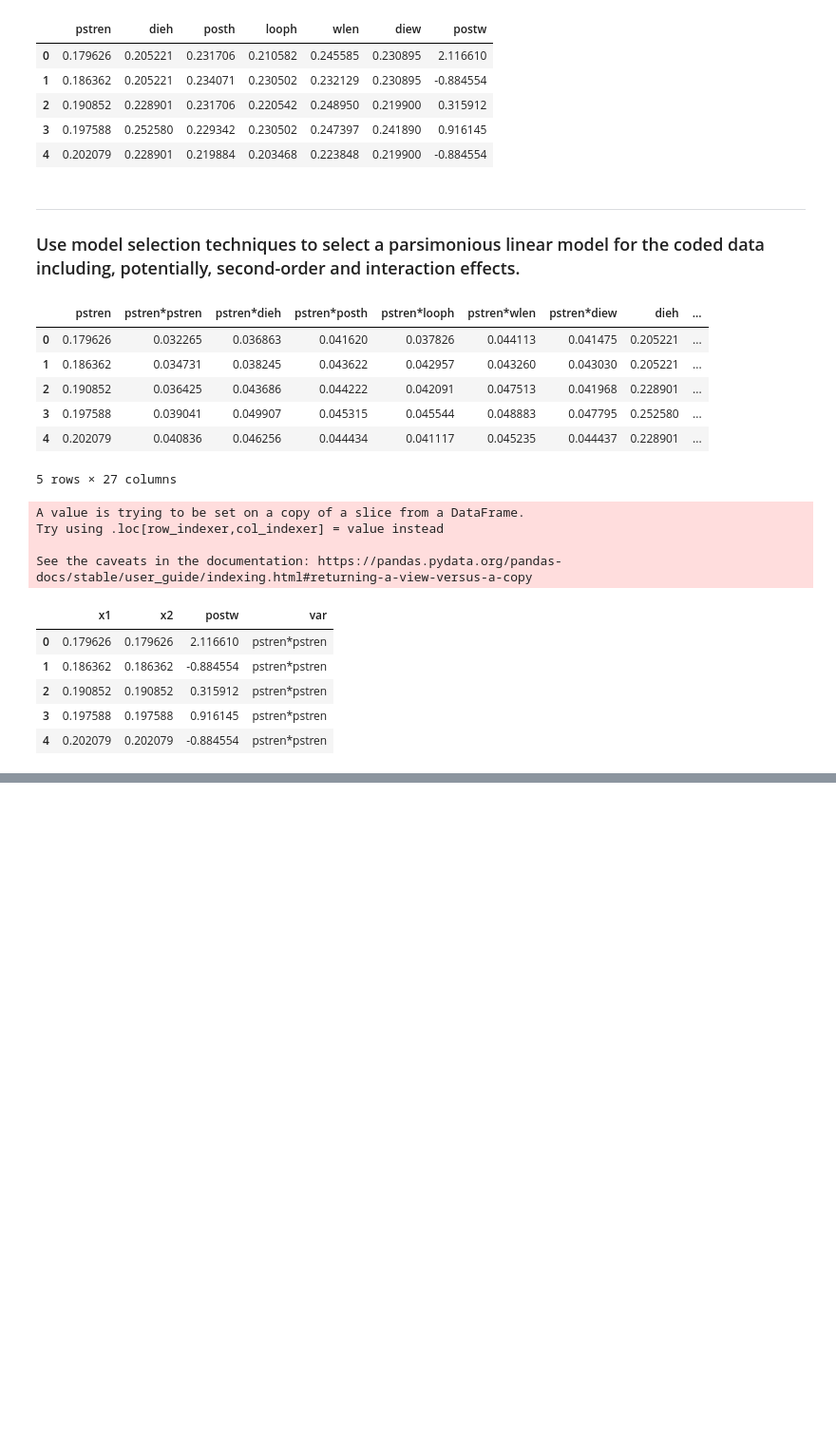
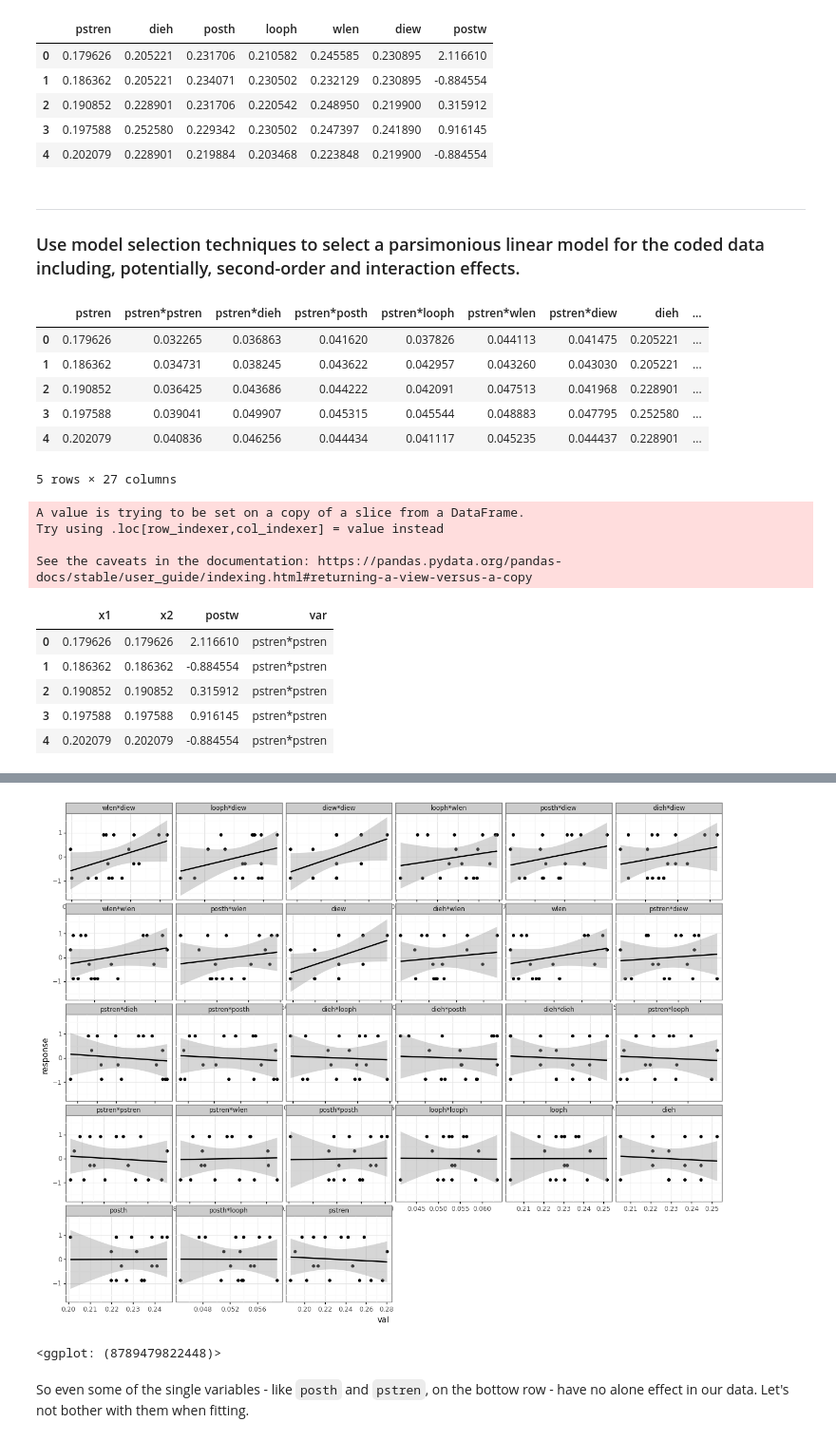
Before and after one commit to allswellthatsmaxwell/surrogates, a Jupyter notebook: 00_ch1.ipynb, the cells around one changed output, grey strips where cells are left out. Shown at 95% size. Cells and saved outputs as stored; diff of their text form; code cells hidden in the pictures; blank space fills up the shorter version.

```diff
--- a/00_ch1.ipynb
+++ b/00_ch1.ipynb
@@ -223,0 +290,7 @@ plot_df['var'] = pd.Categorical(plot_df['var'], categories=slopes_df['var'])
+# %%
+restricted_grids_df = grids_df[grids_df[dm.response].abs() < 2].copy()
+restricted_slopes_df = dm.get_linear_slopes(restricted_grids_df)
+restricted_plot_df = plot_df[plot_df['response'].abs() < 2].copy()
+restricted_plot_df['var'] = pd.Categorical(restricted_plot_df['var'],
+                                           categories=restricted_slopes_df['var'])
+restricted_plot_df
@@ -223,0 +311,7 @@ plot_df['var'] = pd.Categorical(plot_df['var'], categories=slopes_df['var'])
+# %%
+plot_scatter(restricted_plot_df)
+# %% [output]
+[figure, added]
+<ggplot: (8789479822448)>
+# %% [markdown]
+So even some of the single variables - like `posth` and `pstren`, on the bottow row - have no alone effect in our data. Let's not bother with them when fitting.
```
Also changed, not shown: parts of 15 cells of this notebook.
